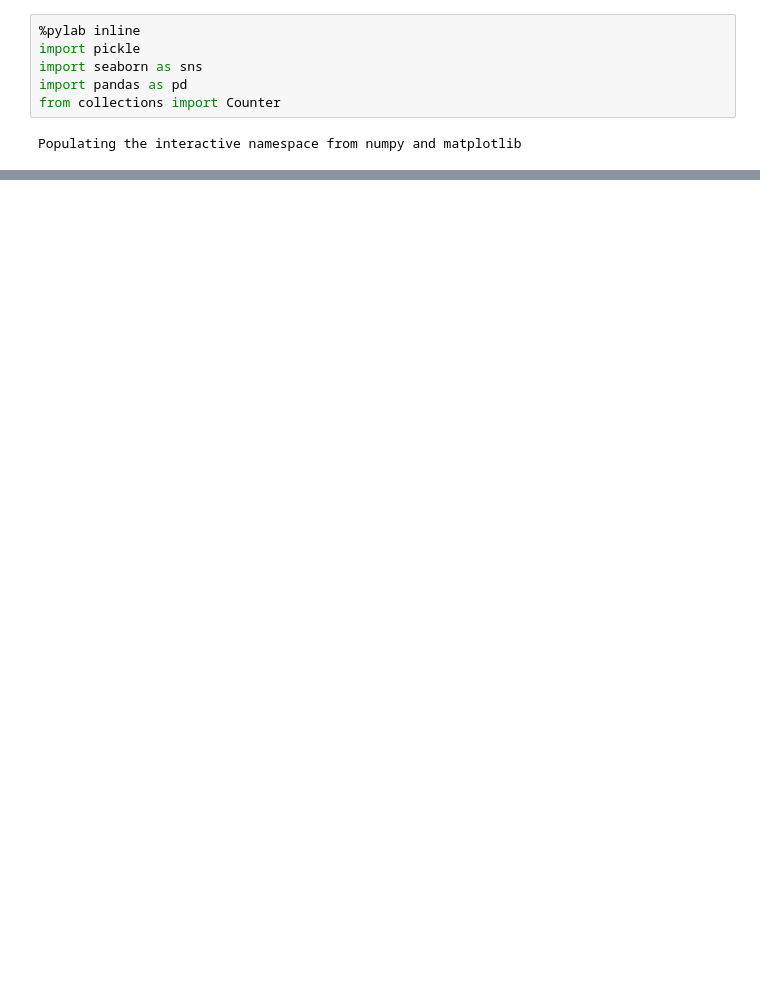
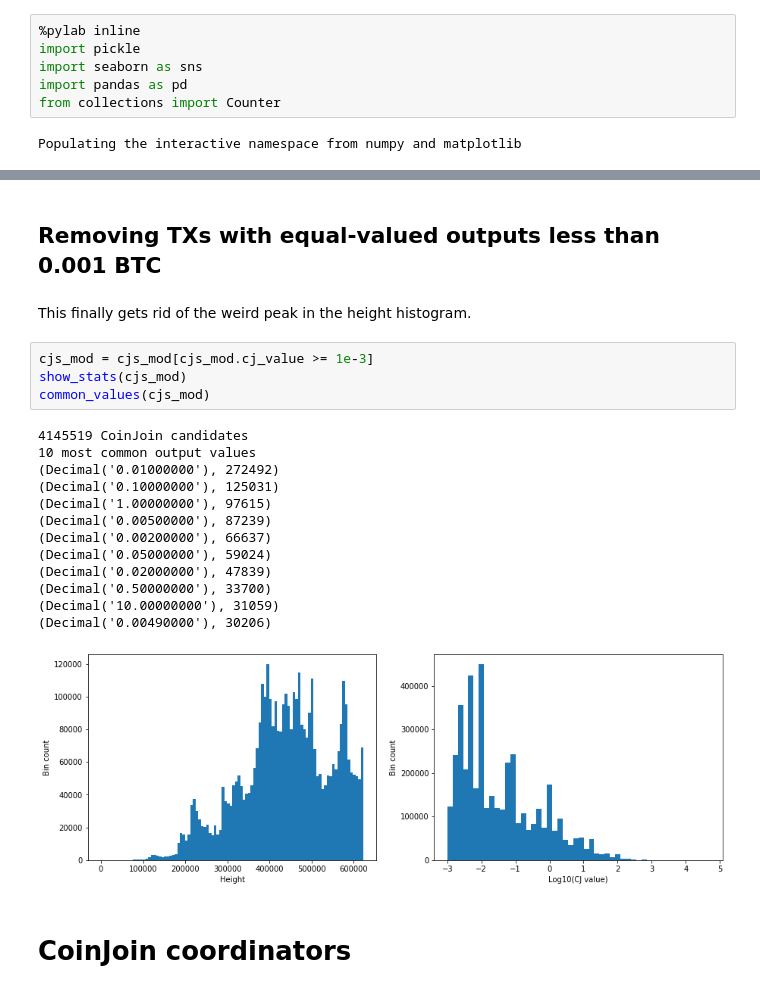
Before and after one commit to dspicher/coinjoin_stats, a Jupyter notebook: coinjoin_analysis.ipynb, the cells around one changed output, grey strips where cells are left out. Saved outputs shown, nothing was run; the diff lists cells and outputs as text; blank space fills up the shorter version.

```diff
--- a/coinjoin_analysis.ipynb
+++ b/coinjoin_analysis.ipynb
@@ -194,0 +149,24 @@ sns.pairplot(cjs_pairplot)
+# %% [markdown]
+## Removing TXs with equal-valued outputs less than 0.001 BTC
+# %% [markdown]
+This finally gets rid of the weird peak in the height histogram.
+# %%
+cjs_mod = cjs_mod[cjs_mod.cj_value >= 1e-3]
+show_stats(cjs_mod)
+common_values(cjs_mod)
+# %% [output]
+4145519 CoinJoin candidates
+10 most common output values
+(Decimal('0.01000000'), 272492)
+(Decimal('0.10000000'), 125031)
+(Decimal('1.00000000'), 97615)
+(Decimal('0.00500000'), 87239)
+(Decimal('0.00200000'), 66637)
+(Decimal('0.05000000'), 59024)
+(Decimal('0.02000000'), 47839)
+(Decimal('0.50000000'), 33700)
+(Decimal('10.00000000'), 31059)
+(Decimal('0.00490000'), 30206)
+[figure, added]
+# %% [markdown]
+# CoinJoin coordinators
```
Also changed, not shown: parts of 41 cells of this notebook.
